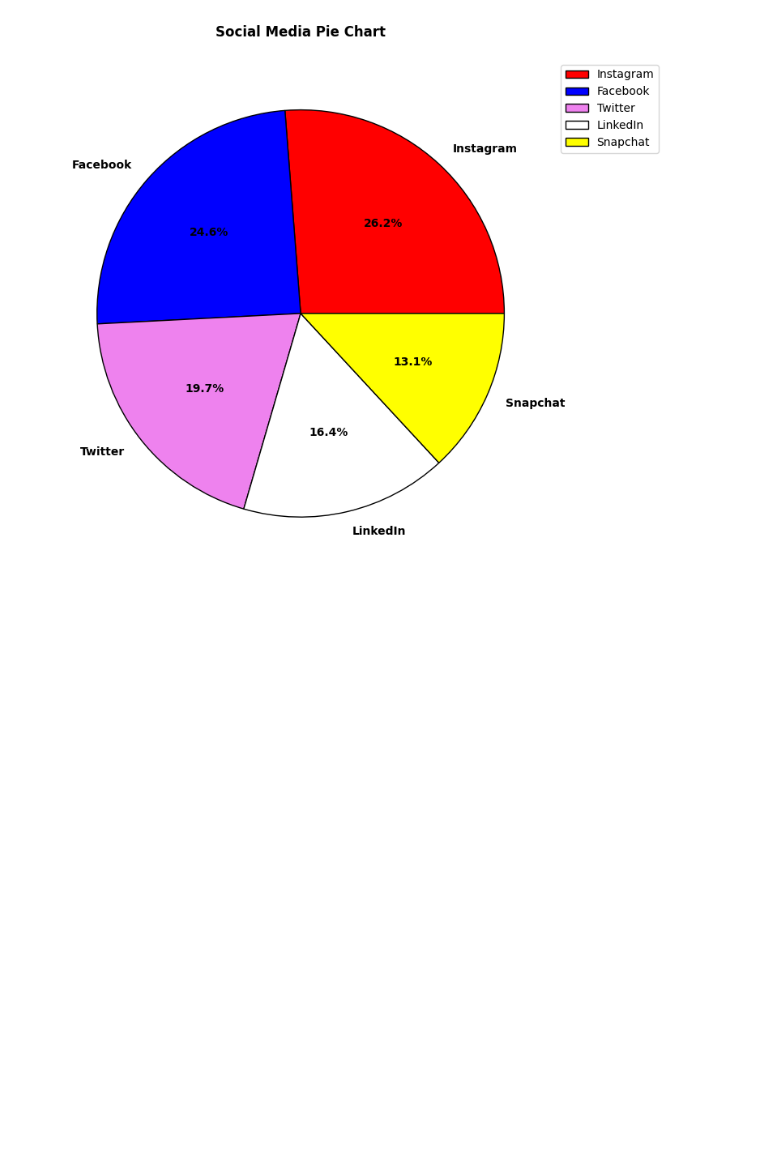
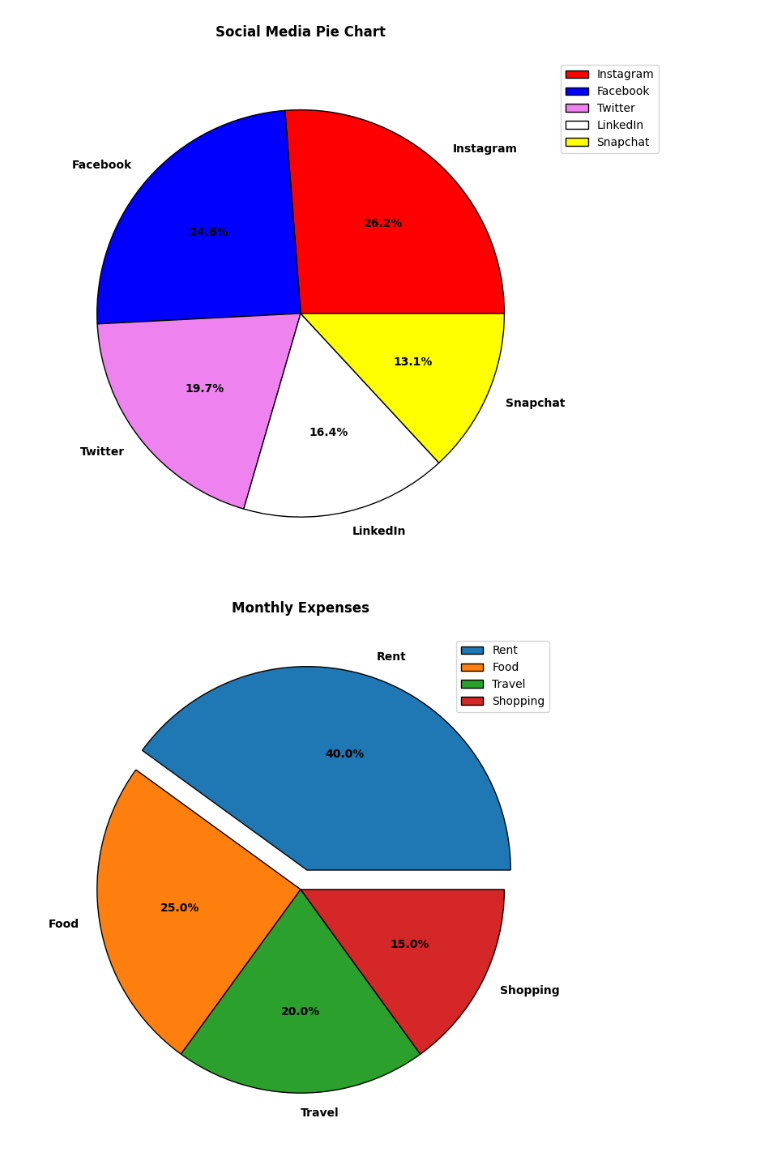
Before and after one commit to pratiksha-2410/Matplotlib-Charts, a Jupyter notebook: Line Plots.ipynb, the cells around one changed output. Drawn from its saved outputs; the diff is of its cells as text; code cells hidden in the pictures; blank space fills up the shorter version.

Commit message:
pie chart

```diff
--- a/Line Plots.ipynb
+++ b/Line Plots.ipynb
@@ -510,3 +510,26 @@ plt.savefig('Social Media Pie Chart.png')
 plt.show()
 # %% [output]
 [figure]
+# %%
+labels = ["Rent","Food","Travel","Shopping"]
+expenses = [40, 25, 20, 15]
+
+explode = [0.1, 0, 0, 0]
+
+plt.figure(figsize=(7,7))
+
+plt.pie(expenses,
+        labels=labels,
+        autopct="%1.1f%%",
+        explode=explode,wedgeprops={'edgecolor':'black'},textprops={'fontweight':'bold'})
+
+plt.title("Monthly Expenses", fontweight='bold', pad=20)
+plt.tight_layout()
+plt.legend(['Rent','Food','Travel','Shopping'],loc='upper right',bbox_to_anchor=(1,1))
+
+#Save the Plot
+plt.savefig('Monthly Expenses Pie Chart.png')
+
+plt.show()
+# %% [output]
+[figure, added]
```
Also changed, not shown: 1 other file.
